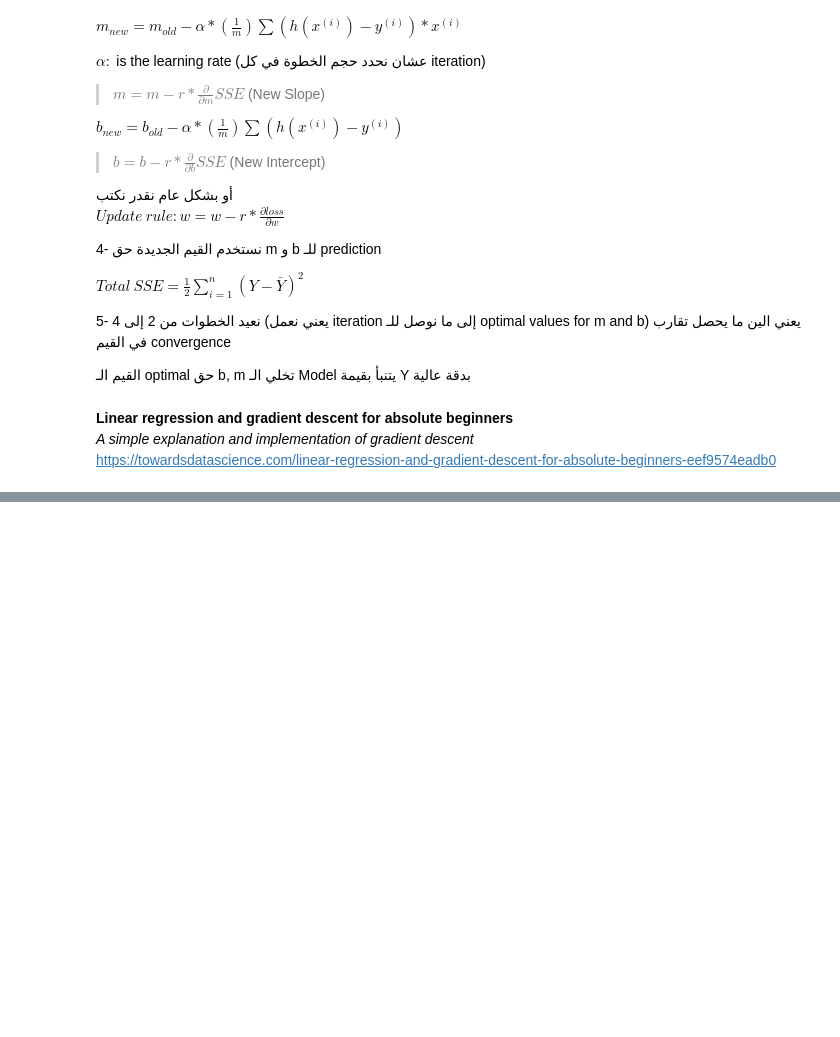
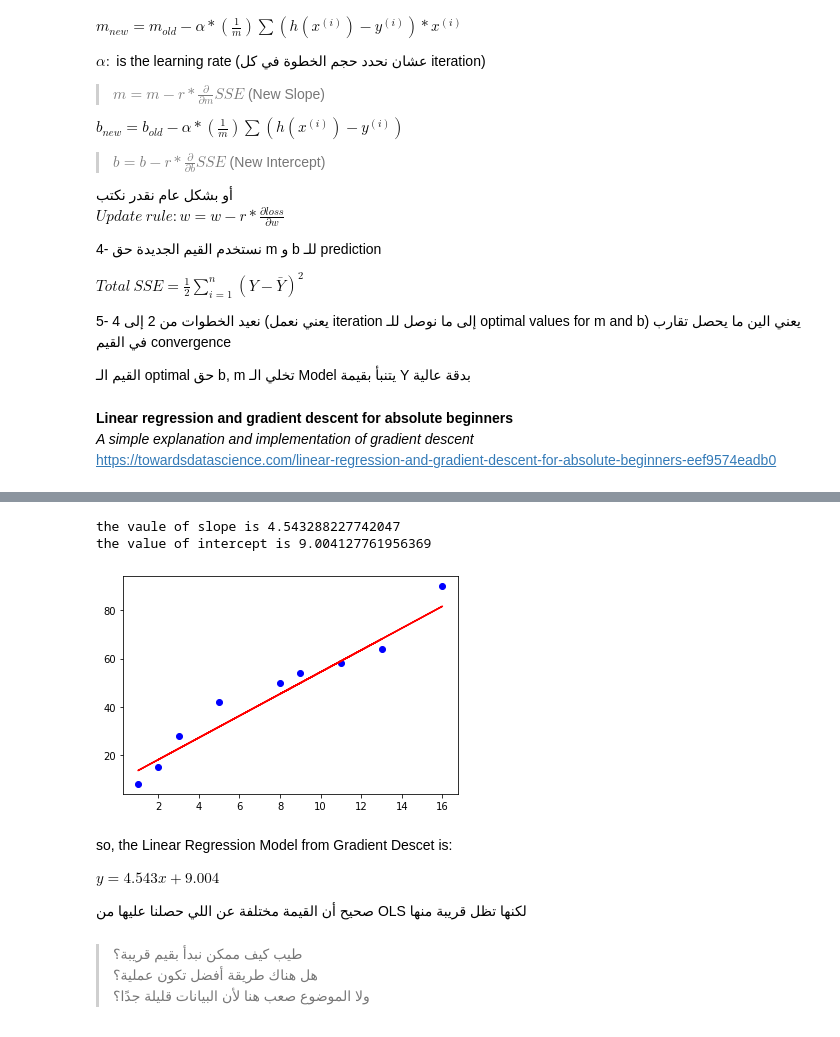
Before and after one commit to JBadawood/Machine_Learning, a Jupyter notebook: Linear_Regression/Linear_Regression.ipynb, the cells around one changed output, grey strips where cells are left out. Drawn from its saved outputs; the diff is of its cells as text; code cells hidden in the pictures; blank space fills up the shorter version.

```diff
--- a/Linear_Regression/Linear_Regression.ipynb
+++ b/Linear_Regression/Linear_Regression.ipynb
@@ -939,0 +1141,43 @@ https://towardsdatascience.com/linear-regression-using-gradient-descent-97a6c870
+# %%
+# Building the Model
+m = 4.5 # starting with initial value for Slope
+c = 9 # starting with initial value for intercept
+
+L = 0.0001 # Learning Rate
+epochs = 1000 # number of iteration
+
+n = len(x) # number of element in X
+
+for i in range(n):
+    y_pred = m*np.transpose(x) + c
+    D_m = (-2/n) * sum(x * (y - y_pred)) # Partial Derivative wrt m
+    D_c = (-2/n) * sum(y - y_pred) # Partial Derivative wrt c
+
+    # Updating the values of m and c until reach optimum values
+    m = m - L * D_m
+    c = c - L * D_c
+
+# Print the optimum value of m and c
+print(f"the vaule of slope is {m}\nthe value of intercept is {c}")
+
+# Making Predictions
+y_pred = m*np.transpose(x) + c
+
+# Plotting after fitting the linear regression model
+plt.scatter(x,y, color = 'blue')
+plt.plot(x, y_pred, color = 'red')
+plt.show();
+# %% [output]
+the vaule of slope is 4.543288227742047
+the value of intercept is 9.004127761956369
+[figure, added]
+# %% [markdown]
+so, the Linear Regression Model from Gradient Descet is:
+
+$y=4.543x+9.004$
+
+صحيح أن القيمة مختلفة عن اللي حصلنا عليها من OLS لكنها تظل قريبة منها
+# %% [markdown]
+> طيب كيف ممكن نبدأ بقيم قريبة؟\
+هل هناك طريقة أفضل تكون عملية؟\
+ولا الموضوع صعب هنا لأن البيانات قليلة جدًا؟
```
Also changed, not shown: parts of 32 cells of this notebook.
